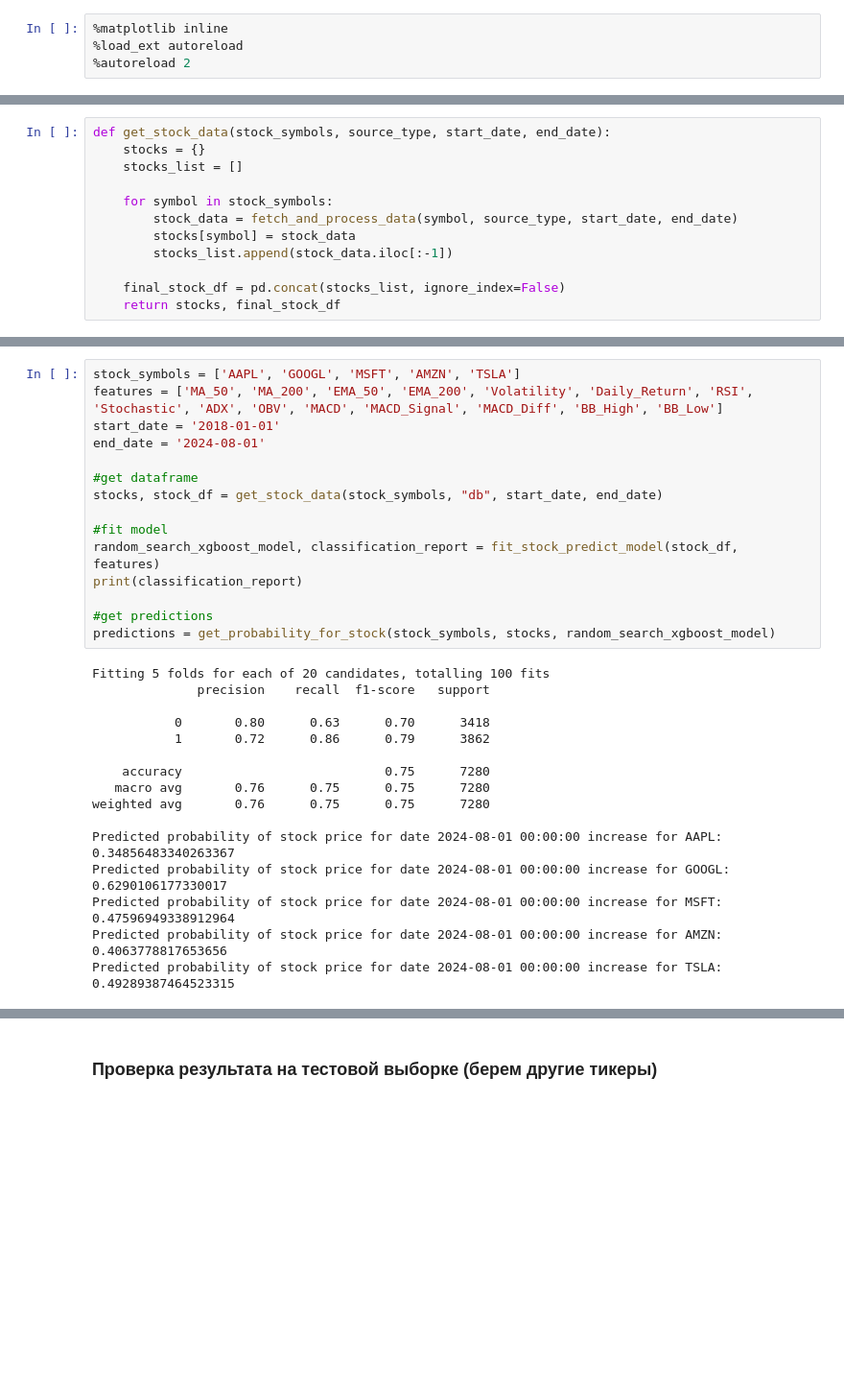
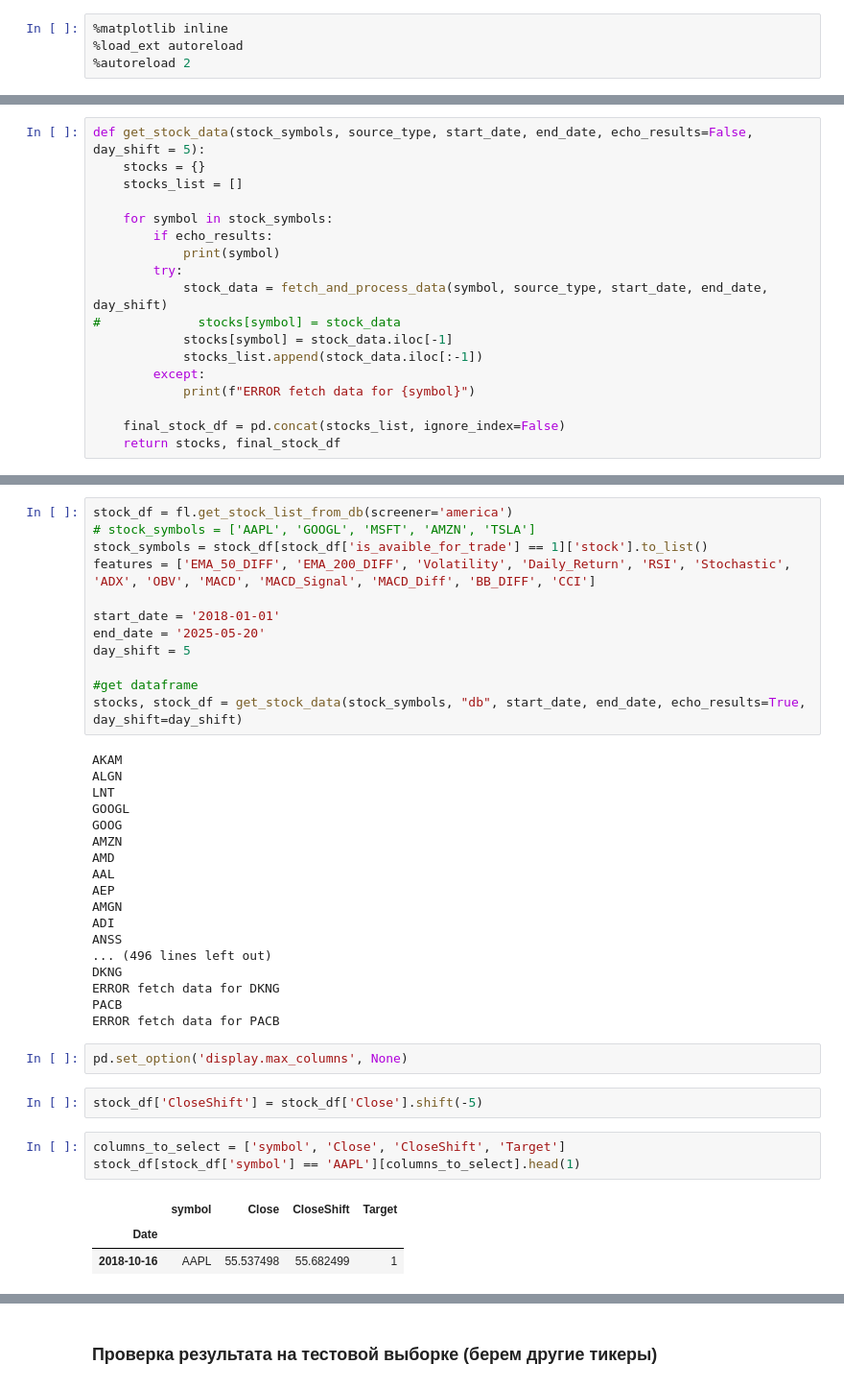
Before and after one commit to kravchukpetr/FinanceProject, a Jupyter notebook: ipynb/Stock Predict Models 1 - working.ipynb, the cells around one changed output, grey strips where cells are left out. Shown at 96% size. Saved outputs shown, nothing was run; the diff lists cells and outputs as text; blank space fills up the shorter version.

```diff
--- a/ipynb/Stock Predict Models 1 - working.ipynb
+++ b/ipynb/Stock Predict Models 1 - working.ipynb
@@ -91,14 +105,20 @@ def fetch_and_process_data(stock_symbol, source_type, start_date, end_date):
 
     return stock_data
 # %%
-def get_stock_data(stock_symbols, source_type, start_date, end_date):
+def get_stock_data(stock_symbols, source_type, start_date, end_date, echo_results=False, day_shift = 5):
     stocks = {}
     stocks_list = []
 
     for symbol in stock_symbols:
-        stock_data = fetch_and_process_data(symbol, source_type, start_date, end_date)
-        stocks[symbol] = stock_data
-        stocks_list.append(stock_data.iloc[:-1])
+        if echo_results:
+            print(symbol)
+        try:
+            stock_data = fetch_and_process_data(symbol, source_type, start_date, end_date, day_shift)
+#             stocks[symbol] = stock_data
+            stocks[symbol] = stock_data.iloc[-1]
+            stocks_list.append(stock_data.iloc[:-1])
+        except:
+            print(f"ERROR fetch data for {symbol}")
 
     final_stock_df = pd.concat(stocks_list, ignore_index=False)
     return stocks, final_stock_df
@@ -150,31 +190,41 @@ def get_probability_for_stock(stock_symbols, stocks, model):
 # %%
-stock_symbols = ['AAPL', 'GOOGL', 'MSFT', 'AMZN', 'TSLA']
-features = ['MA_50', 'MA_200', 'EMA_50', 'EMA_200', 'Volatility', 'Daily_Return', 'RSI', 'Stochastic', 'ADX', 'OBV', 'MACD', 'MACD_Signal', 'MACD_Diff', 'BB_High', 'BB_Low']
+stock_df = fl.get_stock_list_from_db(screener='america')
+# stock_symbols = ['AAPL', 'GOOGL', 'MSFT', 'AMZN', 'TSLA']
+stock_symbols = stock_df[stock_df['is_avaible_for_trade'] == 1]['stock'].to_list()
+features = ['EMA_50_DIFF', 'EMA_200_DIFF', 'Volatility', 'Daily_Return', 'RSI', 'Stochastic', 'ADX', 'OBV', 'MACD', 'MACD_Signal', 'MACD_Diff', 'BB_DIFF', 'CCI']
+
 start_date = '2018-01-01'
-end_date = '2024-08-01'
+end_date = '2025-05-20'
+day_shift = 5
 
 #get dataframe
-stocks, stock_df = get_stock_data(stock_symbols, "db", start_date, end_date)
-
-#fit model
-random_search_xgboost_model, classification_report = fit_stock_predict_model(stock_df, features)
-print(classification_report)
-
-#get predictions
-predictions = get_probability_for_stock(stock_symbols, stocks, random_search_xgboost_model)
+stocks, stock_df = get_stock_data(stock_symbols, "db", start_date, end_date, echo_results=True, day_shift=day_shift)
 # %% [output]
-Fitting 5 folds for each of 20 candidates, totalling 100 fits
-              precision    recall  f1-score   support
-
-           0       0.80      0.63      0.70      3418
-           1       0.72      0.86      0.79      3862
-
-    accuracy                           0.75      7280
-   macro avg       0.76      0.75      0.75      7280
-weighted avg       0.76      0.75      0.75      7280
-
-Predicted probability of stock price for date 2024-08-01 00:00:00 increase for AAPL: 0.34856483340263367
-Predicted probability of stock price for date 2024-08-01 00:00:00 increase for GOOGL: 0.6290106177330017
-Predicted probability of stock price for date 2024-08-01 00:00:00 increase for MSFT: 0.47596949338912964
-Predicted probability of stock price for date 2024-08-01 00:00:00 increase for AMZN: 0.4063778817653656
-Predicted probability of stock price for date 2024-08-01 00:00:00 increase for TSLA: 0.49289387464523315
+AKAM
+ALGN
+LNT
+GOOGL
+GOOG
+AMZN
+AMD
+AAL
+AEP
+AMGN
+ADI
+ANSS
+... (496 lines left out)
+DKNG
+ERROR fetch data for DKNG
+PACB
+ERROR fetch data for PACB
+# %%
+pd.set_option('display.max_columns', None)
+# %%
+stock_df['CloseShift'] = stock_df['Close'].shift(-5)
+# %%
+columns_to_select = ['symbol', 'Close', 'CloseShift', 'Target']
+stock_df[stock_df['symbol'] == 'AAPL'][columns_to_select].head(1)
+# %% [output]
+|  | symbol | Close | CloseShift | Target |
+| Date |  |  |  |  |
+| 2018-10-16 | AAPL | 55.537498 | 55.682499 | 1 |
```
Also changed, not shown: parts of 48 cells of this notebook, 5 other files.
